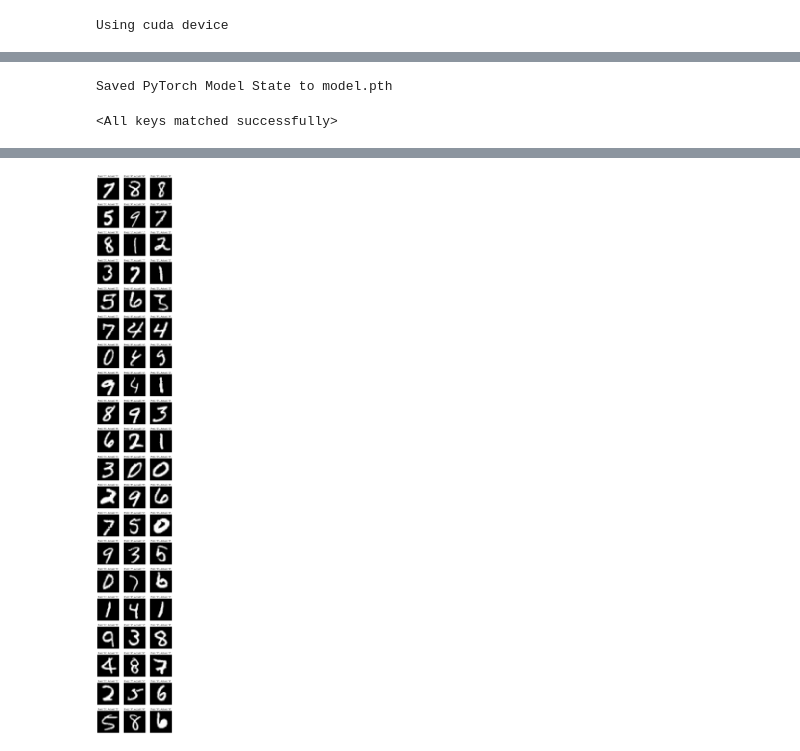
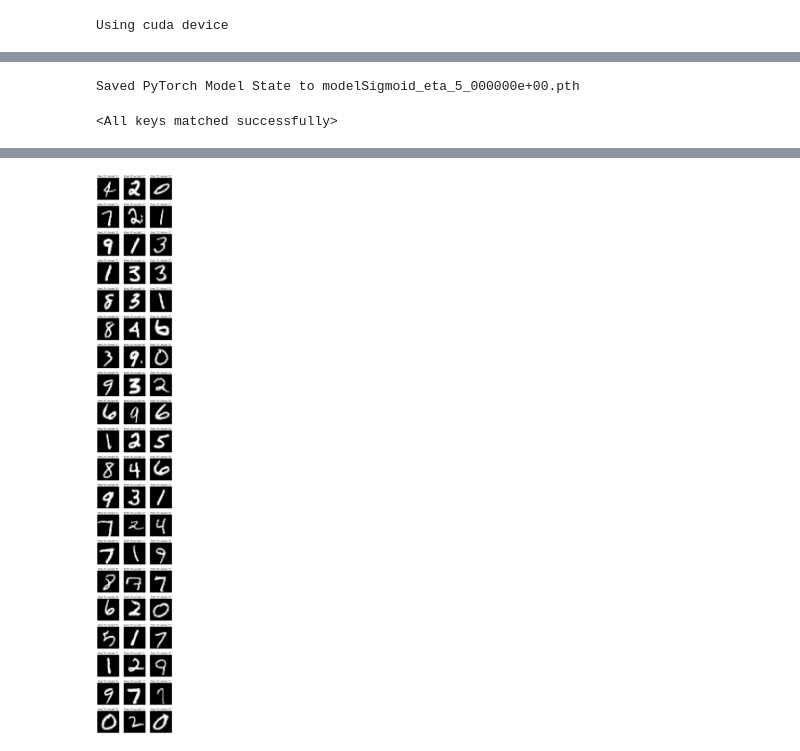
Before and after one commit to Rabjho/Machine-Learning-SOP, a Jupyter notebook: main.ipynb, the cells around one changed output, grey strips where cells are left out. Saved outputs shown, nothing was run; the diff lists cells and outputs as text; code cells hidden in the pictures.

Commit message:
Created data and models

```diff
--- a/main.ipynb
+++ b/main.ipynb
@@ -120,6 +121,7 @@ def test_loop(dataloader, model, loss_fn):
 
     with torch.no_grad():
         for X, y in dataloader:
+            X, y = X.to(device), y.to(device)
             pred = model(X)
             test_loss += loss_fn(pred, y).item()
             correct += (pred.argmax(1) == y.argmax(1)).type(torch.float).sum().item()
@@ -130,13 +132,12 @@ def test_loop(dataloader, model, loss_fn):
     print(f"Test Error: \n Accuracy: {(100*correct):>0.1f}%, Avg loss: {test_loss:>8f} \n")
 # %%
 loss_fn = nn.MSELoss()
-learning_rate = 1e-3
-# learning_rate = 1
+learning_rate = 5
 optimizer = torch.optim.SGD(model.parameters(), lr=learning_rate)
 
 epochs = 50
 for t in range(epochs):
-    print(f"Epoch {t+1}\n-------------------------------")
+    print(f"Epoch {t+1+50}\n-------------------------------")
     train_loop(train_dataloader, model, loss_fn, optimizer)
     test_loop(test_dataloader, model, loss_fn)
 print("Done!")
@@ -159,25 +160,27 @@ Test Error:
 
 Done!
+# %%
+modelName = f"modelSigmoid_eta_{'{:e}'.format(learning_rate).replace('.','_')}.pth"
 # %%
-torch.save(model.state_dict(), "model.pth")
-print("Saved PyTorch Model State to model.pth")
+torch.save(model.state_dict(), modelName)
+print(f"Saved PyTorch Model State to {modelName}")
 # %% [output]
-Saved PyTorch Model State to model.pth
+Saved PyTorch Model State to modelSigmoid_eta_5_000000e+00.pth
 # %%
-model = NeuralNetwork()
-model.load_state_dict(torch.load("model.pth"))
+model = NeuralNetwork().to(device)
+model.load_state_dict(torch.load(modelName))
 # %% [output]
 <All keys matched successfully>
 # %%
 model.eval()
-
+test_loop(test_dataloader, model, loss_fn)
 cols, rows = 3, 20
 figure = plt.figure(figsize=(cols*2+2, rows*3))
 for i in range(1, cols * rows + 1):
     sample_idx = randint(0,len(og_test_data))
     img, label = og_test_data[sample_idx]
     with torch.no_grad():
-        pred = model(img)
+        pred = model(img.to(device))
         predicted, actual = pred.argmax(1).item(), label.argmax(0)
     figure.add_subplot(rows, cols, i)
     plt.title(f'Pred: "{predicted}", Actual: "{actual}"')
@@ -188 +193 @@ plt.show()
-[figure, old version]
+[figure, new version]
```
Also changed, not shown: parts of 7 cells of this notebook, 7 other files.
